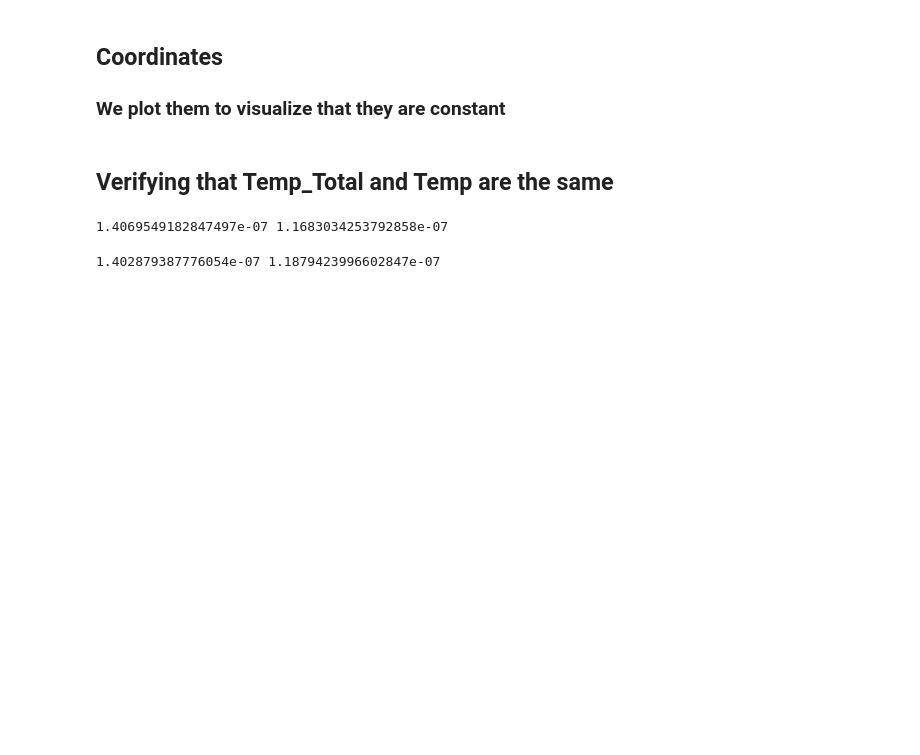
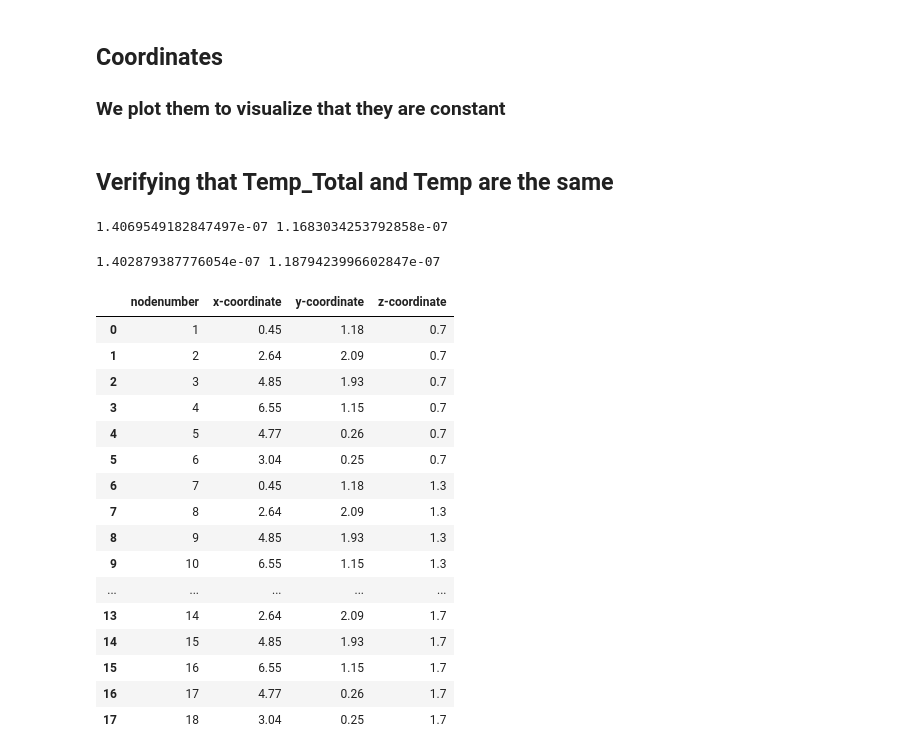
Before and after one commit to sercharpak/NFS_P3, a Jupyter notebook: NFS_P3_Comparison.ipynb, the cells around one changed output. Cells and saved outputs as stored; diff of their text form; code cells hidden in the pictures; blank space fills up the shorter version.

```diff
--- a/NFS_P3_Comparison.ipynb
+++ b/NFS_P3_Comparison.ipynb
@@ -612,3 +632,23 @@ std_diff = diff_temp.values.std()
 print(mean_diff,std_diff)
 # %% [output]
 1.402879387776054e-07 1.1879423996602847e-07
+# %%
+exp_data
+# %% [output]
+|  | nodenumber | x-coordinate | y-coordinate | z-coordinate |
+| 0 | 1 | 0.45 | 1.18 | 0.7 |
+| 1 | 2 | 2.64 | 2.09 | 0.7 |
+| 2 | 3 | 4.85 | 1.93 | 0.7 |
+| 3 | 4 | 6.55 | 1.15 | 0.7 |
+| 4 | 5 | 4.77 | 0.26 | 0.7 |
+| 5 | 6 | 3.04 | 0.25 | 0.7 |
+| 6 | 7 | 0.45 | 1.18 | 1.3 |
+| 7 | 8 | 2.64 | 2.09 | 1.3 |
+| 8 | 9 | 4.85 | 1.93 | 1.3 |
+| 9 | 10 | 6.55 | 1.15 | 1.3 |
+| ... | ... | ... | ... | ... |
+| 13 | 14 | 2.64 | 2.09 | 1.7 |
+| 14 | 15 | 4.85 | 1.93 | 1.7 |
+| 15 | 16 | 6.55 | 1.15 | 1.7 |
+| 16 | 17 | 4.77 | 0.26 | 1.7 |
+| 17 | 18 | 3.04 | 0.25 | 1.7 |
```
Also changed, not shown: parts of 3 cells of this notebook, 18 other files.
